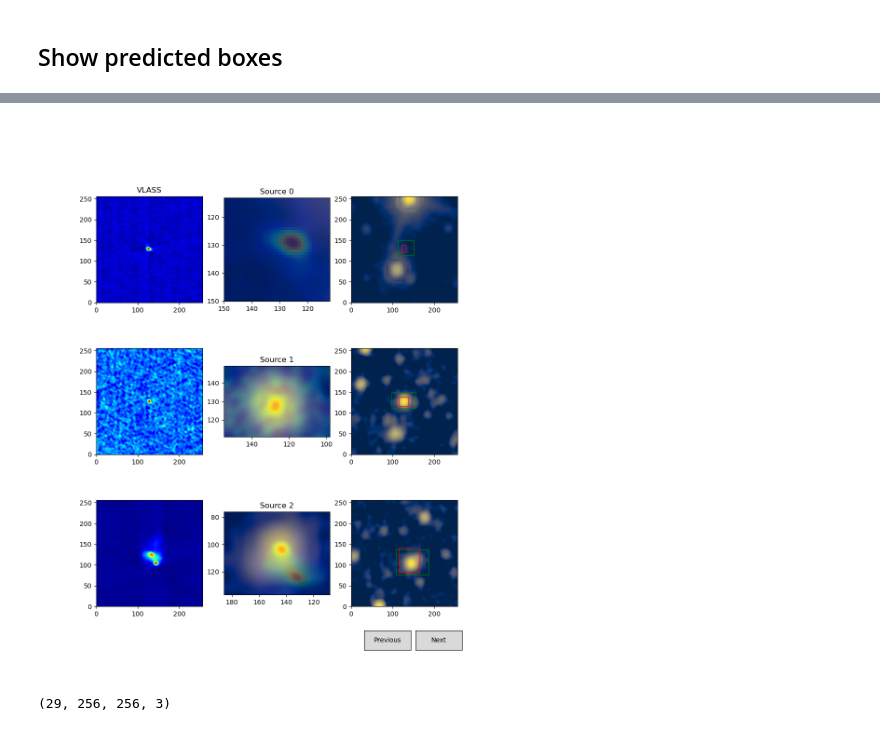
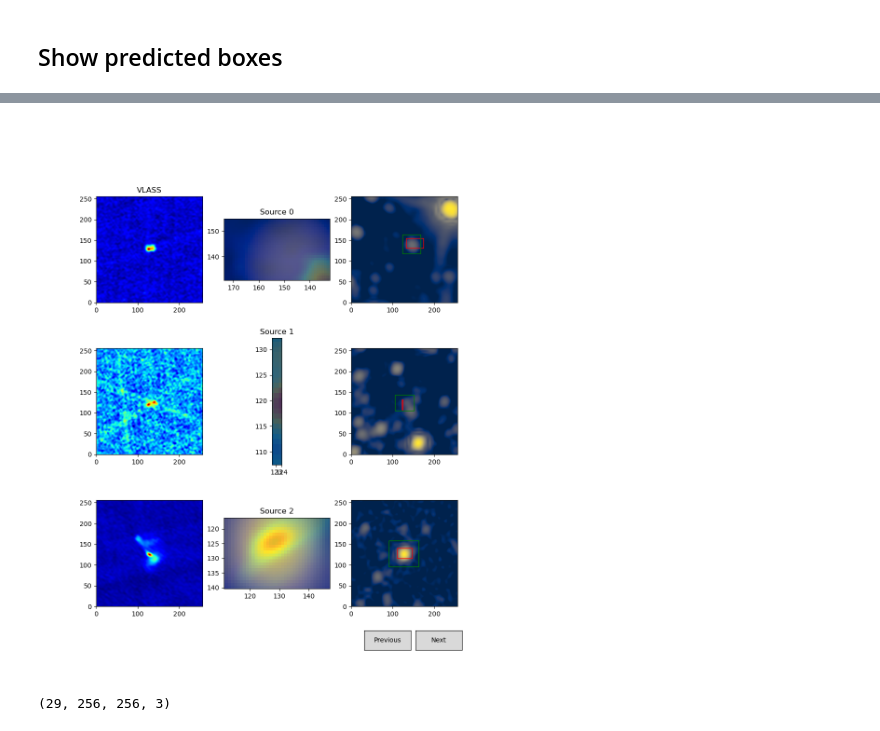
Before and after one commit to WWGolay/LikelihoodRatio_ML, a Jupyter notebook: model.ipynb, the cells around one changed output, grey strips where cells are left out. Cells and saved outputs as stored; diff of their text form; code cells hidden in the pictures.

Commit message:
Added more epochs to training, improved predict boxes

```diff
--- a/model.ipynb
+++ b/model.ipynb
@@ -222,7 +222,7 @@ Test Labels:  (199, 4)
 # %% [markdown]
 Below is the normal fitting method.
 # %%
-history = model.fit(train_images, train_labels, epochs=50)
+history = model.fit(train_images, train_labels, epochs=200)
 # %% [output]
 Epoch 1/50
 119/119 [==============================] - 10s 37ms/step - loss: 5314.0122
@@ -244,5 +244,5 @@ Epoch 50/50
 # %% [markdown]
 Not entirely sure if it's fine to have the validation data in here below
 # %%
-history = model.fit(train_images, train_labels, epochs=20, batch_size=12, validation_data=(test_images, test_labels))
+history = model.fit(train_images, train_labels, epochs=200, batch_size=32, validation_data=(test_images, test_labels))
 # %% [output]
@@ -303,6 +304,9 @@ model.evaluate(test_images, test_labels)
 34160.94921875
 # %% [markdown]
 ## Show predicted boxes
+# %%
+dataset = test_images[0:10]
+data_labels = test_labels[0:10]
 # %%
-predict_labels = model.predict(test_images[0:10])
+predict_labels = model.predict(dataset)
 # %% [output]
@@ -336,7 +340,7 @@ print(test_labels[0:10])
 # %%
 plt.close()
 
-sourceLength = len(test_images)
+sourceLength = len(dataset)
 nSources = 3
 
 fig, ax = plt.subplots(nSources, 3, figsize=(10, 12))
@@ -362,41 +366,41 @@ class Index:
     def showFigures(self):
         for i in range(nSources):
             (px0,px1,py0,py1) = predict_labels[self.ind+i]
-            (x0,x1,y0,y1) = test_labels[self.ind+i]
-            ax[i][0].imshow(test_images[i+self.ind,:,:,0], origin='lower', cmap='jet')
+            (x0,x1,y0,y1) = data_labels[self.ind+i]
+            ax[i][0].imshow(dataset[i+self.ind,:,:,0], origin='lower', cmap='jet')
             ax[i][0].set_xlim(0, 256); ax[i][0].set_ylim(0, 256)
 
             ax[i][1].title.set_text('Source '+str(i+self.ind))
-            ax[i][1].imshow(test_images[i+self.ind,:,:,1], origin='lower', cmap='cividis')
-            ax[i][1].imshow(test_images[i+self.ind,:,:,0], origin='lower', cmap='jet', alpha=0.2)
-            ax[i][1].set_xlim(x0, x1)
-            ax[i][1].set_ylim(y0, y1)
+            ax[i][1].imshow(dataset[i+self.ind,:,:,1], origin='lower', cmap='cividis')
+            ax[i][1].imshow(dataset[i+self.ind,:,:,0], origin='lower', cmap='jet', alpha=0.2)
+            ax[i][1].set_xlim(px0, px1)
+            ax[i][1].set_ylim(py0, py1)
 
             ax[i][2].cla()
-            ax[i][2].imshow(test_images[i+self.ind,:,:,1], origin='lower', cmap='cividis')
+            ax[i][2].imshow(dataset[i+self.ind,:,:,1], origin='lower', cmap='cividis')
             ax[i][2].set_xlim(0, 256); ax[i][2].set_ylim(0, 256)
 
             # Create a Rectangle patch
             rect = patches.Rectangle((px0, py0), px1-px0, py1-py0, linewidth=1, edgecolor='r', facecolor='none')
             # Labeled rectangle
             rect2 = patches.Rectangle((x0, y0), x1-x0, y1-y0, linewidth=1, edgecolor='g', facecolor='none')
 
             # Add the patch to the final image
             ax[i][2].add_patch(rect)
             ax[i][2].add_patch(rect2)
 
 callback = Index()
 callback.showFigures()
 axprev = fig.add_axes([0.7, 0.05, 0.1, 0.035])
 axnext = fig.add_axes([0.81, 0.05, 0.1, 0.035])
 bnext = Button(axnext, 'Next')
 bnext.on_clicked(callback.next)
 bprev = Button(axprev, 'Previous')
 bprev.on_clicked(callback.prev)
 
 plt.show()
 # %% [output]
-[figure, old version]
+[figure, new version]
 # %%
 test_images.shape
 # %% [output]
```
Also changed, not shown: parts of 7 cells of this notebook.
